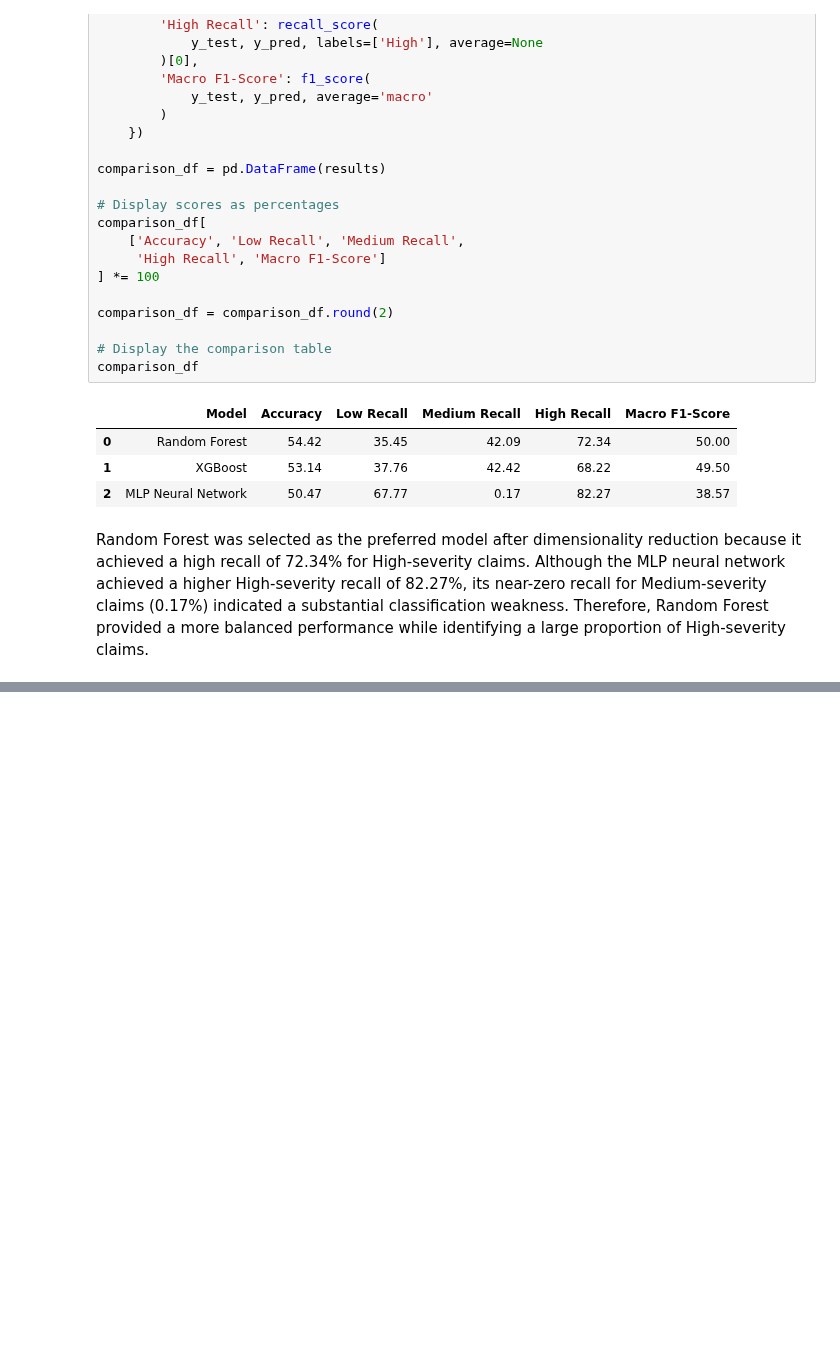
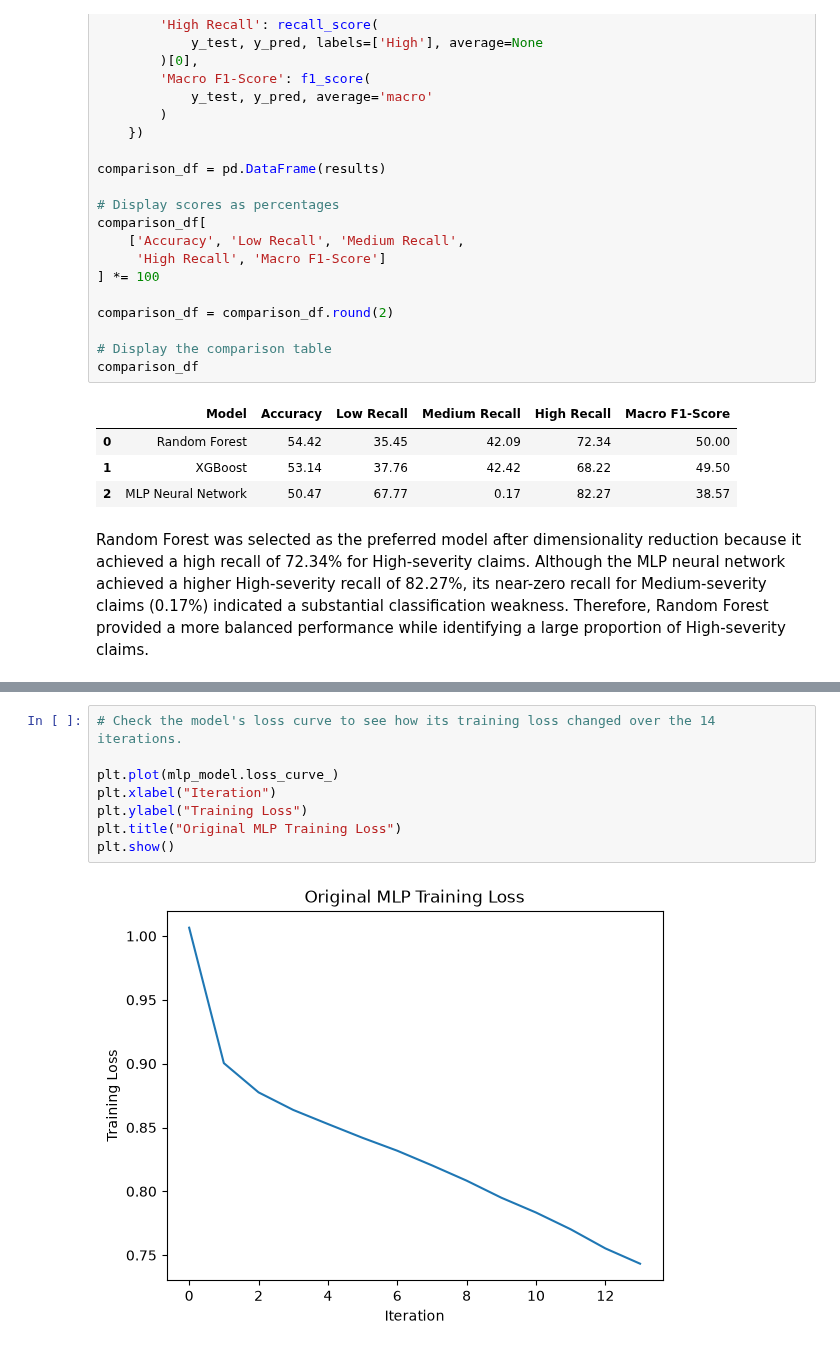
Before and after one commit to PerisN/Final_Capstone_Project, a Jupyter notebook: project.ipynb, the cells around one changed output, grey strips where cells are left out. Drawn from its saved outputs; the diff is of its cells as text; blank space fills up the shorter version.

```diff
--- a/project.ipynb
+++ b/project.ipynb
@@ -3026,0 +2948,10 @@ Overall performance: Accuracy increased to 56%, up from 50.47%, while macro F1 i
+# %%
+# Check the model's loss curve to see how its training loss changed over the 14 iterations.
+
+plt.plot(mlp_model.loss_curve_)
+plt.xlabel("Iteration")
+plt.ylabel("Training Loss")
+plt.title("Original MLP Training Loss")
+plt.show()
+# %% [output]
+[figure, added]
```
Also changed, not shown: parts of 36 cells of this notebook.
